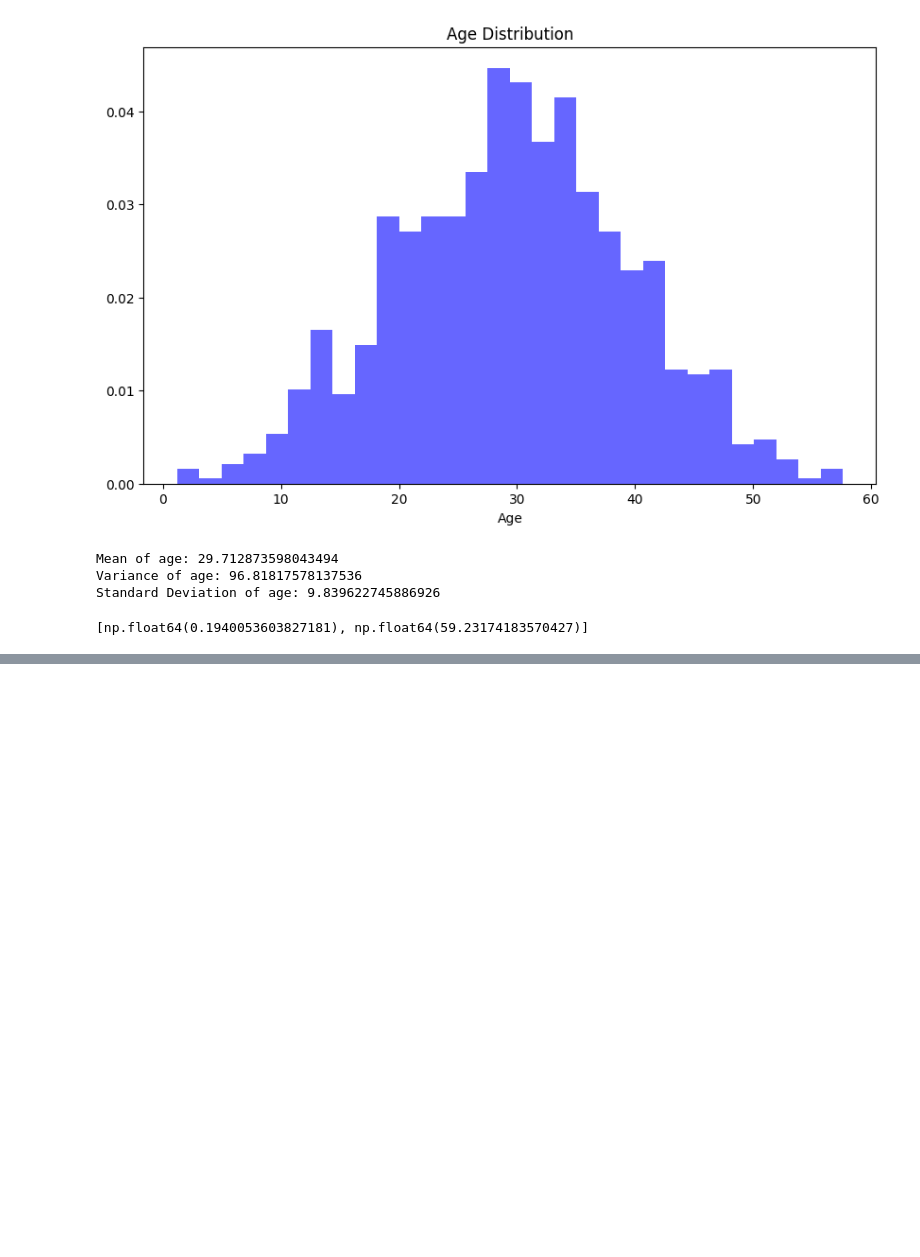
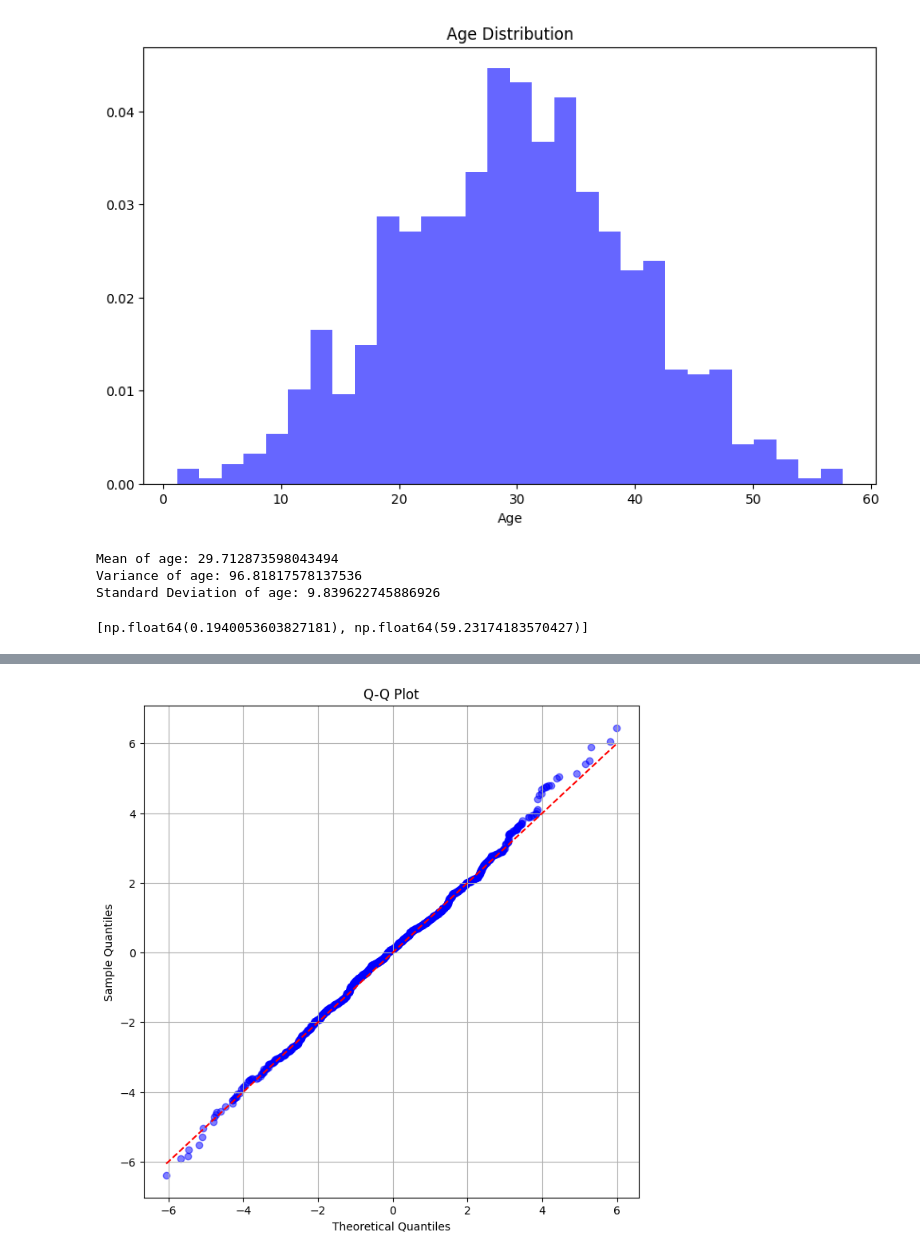
Before and after one commit to rahul8879/as_ds_course, a Jupyter notebook: math_based_solution/02_stats_eda.ipynb, the cells around one changed output, grey strips where cells are left out. Drawn from its saved outputs; the diff is of its cells as text; code cells hidden in the pictures; blank space fills up the shorter version.

```diff
--- a/math_based_solution/02_stats_eda.ipynb
+++ b/math_based_solution/02_stats_eda.ipynb
@@ -70,0 +113,24 @@ Standard Deviation of age: 9.839622745886926
+# %%
+# q - q plot
+
+# lets create the random normal data
+data = np.random.normal(scale=2, size=1000)
+
+# step 1 : sort the data
+sorted_data = np.sort(data)
+# step 2 : compute percentiles
+percentiles = np.linspace(0, 100, len(sorted_data))
+# step 3 : theoretical quantiles from normal distribution
+theoretical_quantiles = np.percentile(np.random.normal(loc=np.mean(data), scale=np.std(data), size=1000), percentiles)
+
+# step 4 : plot the q-q plot
+plt.figure(figsize=(8, 8))
+plt.scatter(theoretical_quantiles, sorted_data, color='blue', alpha=0.5)
+plt.plot([min(theoretical_quantiles), max(theoretical_quantiles)], [min(theoretical_quantiles), max(theoretical_quantiles)], color='red', linestyle='--')
+plt.title('Q-Q Plot')
+plt.xlabel('Theoretical Quantiles')
+plt.ylabel('Sample Quantiles')
+plt.grid()
+plt.show()
+# %% [output]
+[figure, added]
```
Also changed, not shown: parts of 2 cells of this notebook, 1 other file.
